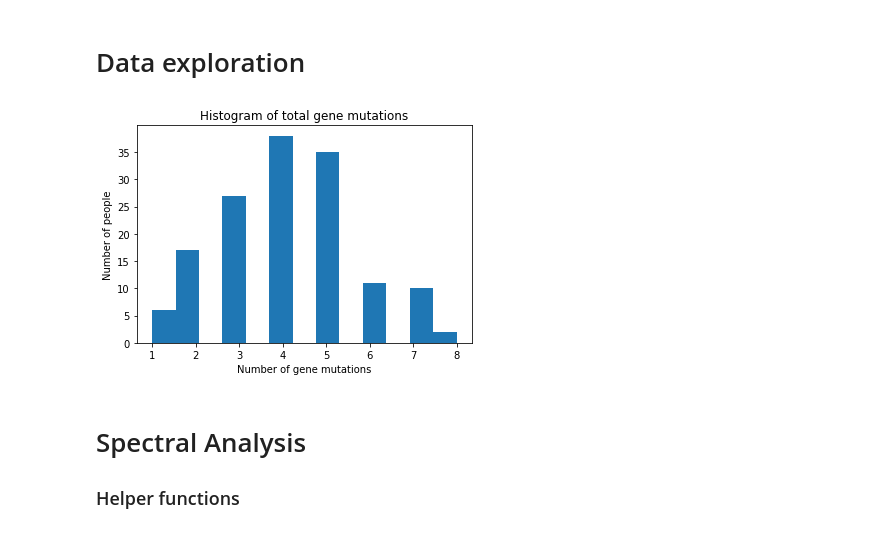
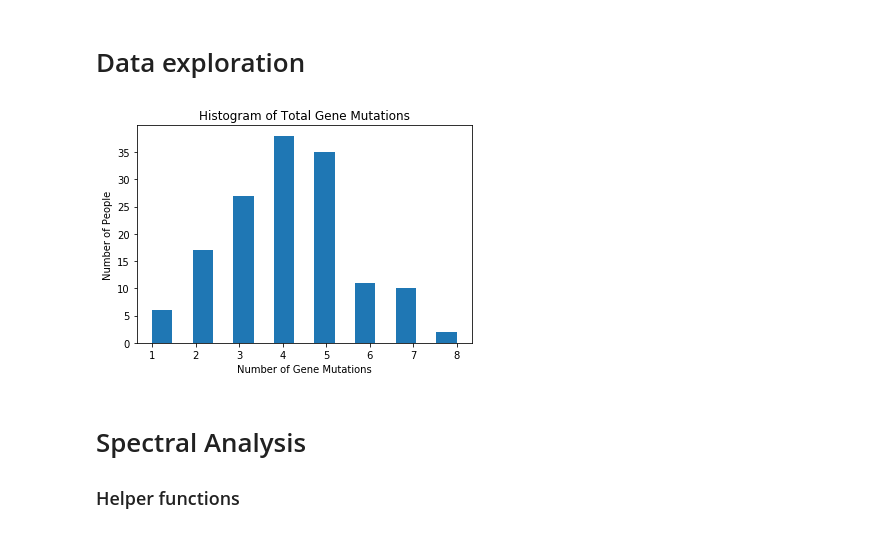
Before and after one commit to LillianGonzalezAlbino/FourierAnalysis, a Jupyter notebook: Spectral-Analysis-Reduced-Dataset(and).ipynb, the cells around one changed output. Drawn from its saved outputs; the diff is of its cells as text; code cells hidden in the pictures.

```diff
--- a/Spectral-Analysis-Reduced-Dataset(and).ipynb
+++ b/Spectral-Analysis-Reduced-Dataset(and).ipynb
@@ -31,7 +33,7 @@ os.mkdir("RawMallowVectorf4")
 # %% [markdown]
 # Dataset (and)
 # %%
-gene_dat = pd.read_csv('/Users/lalbino/Desktop/Code/vcf_FA.csv',index_col='Unnamed: 0',encoding='utf-8')
+gene_dat = pd.read_csv('../vcf_FA.csv',index_col='Unnamed: 0',encoding='utf-8')
 matrix = gene_dat.as_matrix()
 gene_mut = np.zeros((matrix.shape[0],int(np.ceil((matrix.shape[1])/2))))
 # %%
@@ -83,14 +85,14 @@ def num_gene_mutations(raw_data):
 ## for each number of mutations
 sum_gene_mut = num_gene_mutations(gene_mut)
 # %%
-plt.hist(sum_gene_mut,bins=13)
-plt.title('Histogram of total gene mutations')
-plt.xlabel('Number of gene mutations')
-plt.ylabel('Number of people')
+plt.hist(sum_gene_mut, bins = 15, rwidth = 1)
+plt.title('Histogram of Total Gene Mutations')
+plt.xlabel('Number of Gene Mutations')
+plt.ylabel('Number of People')
 #plt.savefig("plots/FirstOrder_13_5.png")
 plt.show()
 # %% [output]
-[figure, old version]
+[figure, new version]
 # %% [markdown]
 # Spectral Analysis
 ### Helper functions
```
Also changed, not shown: parts of 90 cells of this notebook.
